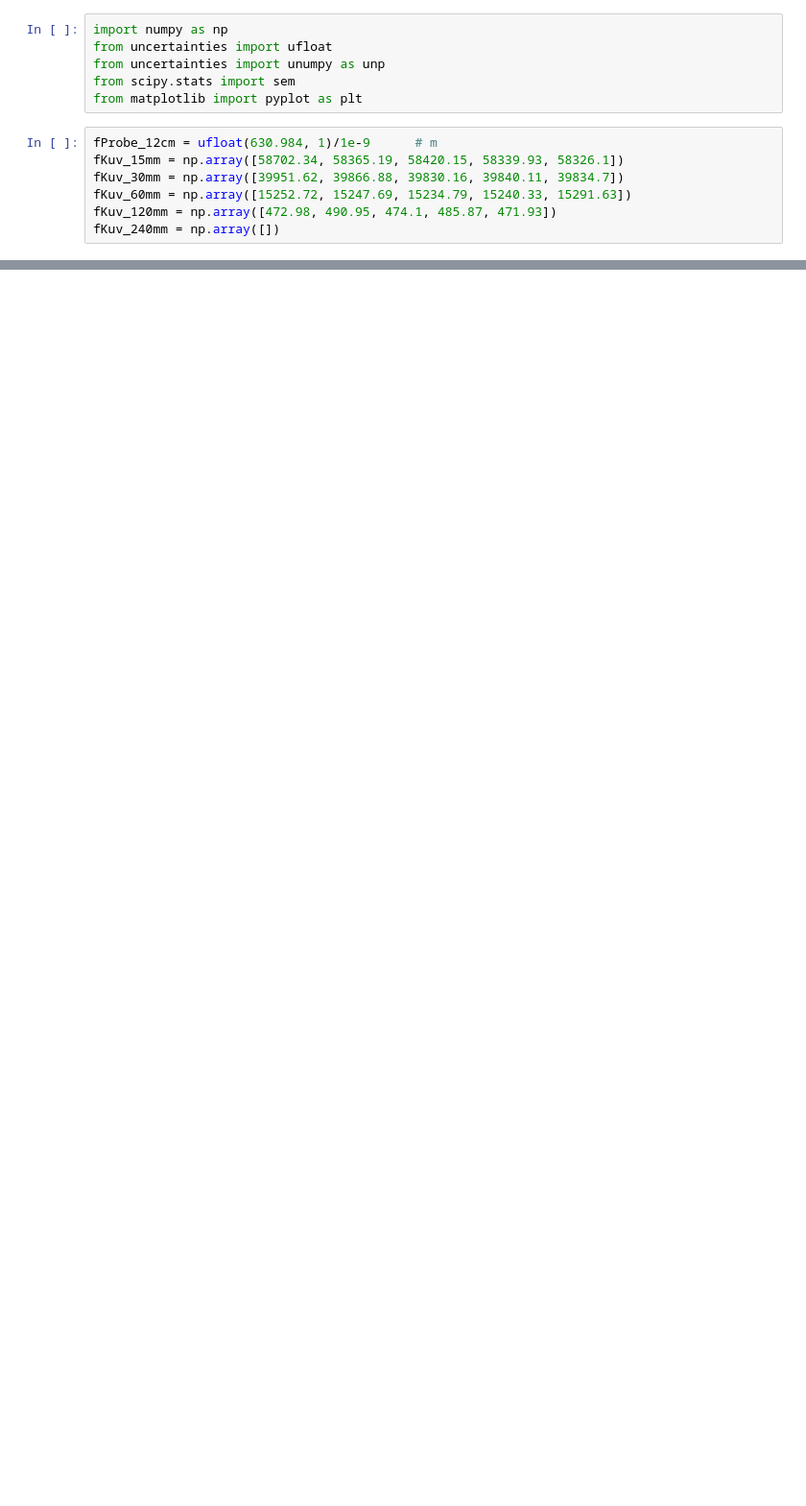
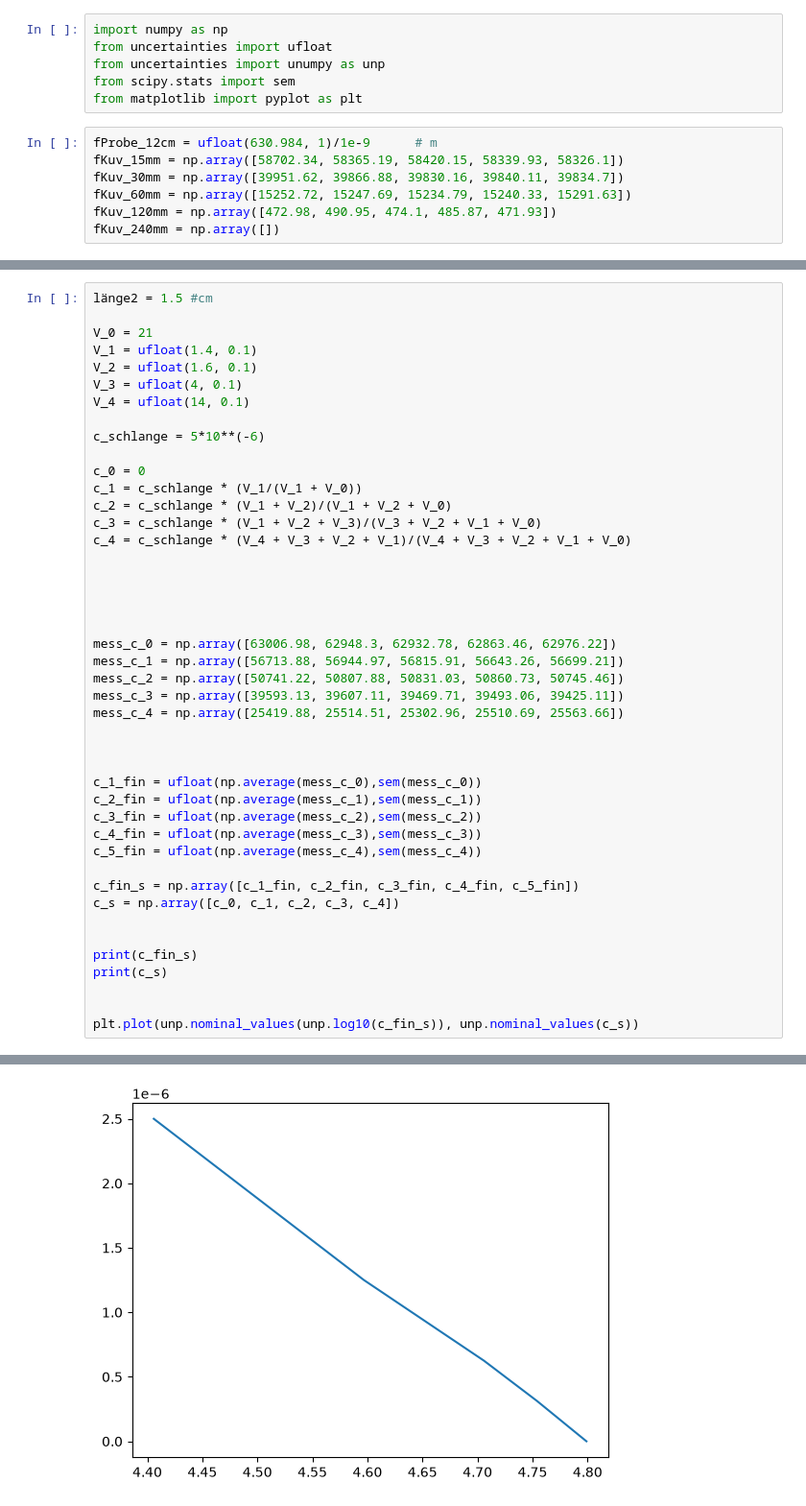
Before and after one commit to Bergschaf/PAP1, a Jupyter notebook: V34/Auswertung 34.ipynb, the cells around one changed output, grey strips where cells are left out. Shown at 96% size. Drawn from its saved outputs; the diff is of its cells as text; blank space fills up the shorter version.

```diff
--- a/V34/Auswertung 34.ipynb
+++ b/V34/Auswertung 34.ipynb
@@ -44,0 +48,45 @@ print()
+# %%
+länge2 = 1.5 #cm
+
+V_0 = 21
+V_1 = ufloat(1.4, 0.1)
+V_2 = ufloat(1.6, 0.1)
+V_3 = ufloat(4, 0.1)
+V_4 = ufloat(14, 0.1)
+
+c_schlange = 5*10**(-6)
+
+c_0 = 0
+c_1 = c_schlange * (V_1/(V_1 + V_0))
+c_2 = c_schlange * (V_1 + V_2)/(V_1 + V_2 + V_0)
+c_3 = c_schlange * (V_1 + V_2 + V_3)/(V_3 + V_2 + V_1 + V_0)
+c_4 = c_schlange * (V_4 + V_3 + V_2 + V_1)/(V_4 + V_3 + V_2 + V_1 + V_0)
+
+
+
+
+
+mess_c_0 = np.array([63006.98, 62948.3, 62932.78, 62863.46, 62976.22])
+mess_c_1 = np.array([56713.88, 56944.97, 56815.91, 56643.26, 56699.21])
+mess_c_2 = np.array([50741.22, 50807.88, 50831.03, 50860.73, 50745.46])
+mess_c_3 = np.array([39593.13, 39607.11, 39469.71, 39493.06, 39425.11])
+mess_c_4 = np.array([25419.88, 25514.51, 25302.96, 25510.69, 25563.66])
+
+
+
+c_1_fin = ufloat(np.average(mess_c_0),sem(mess_c_0))
+c_2_fin = ufloat(np.average(mess_c_1),sem(mess_c_1))
+c_3_fin = ufloat(np.average(mess_c_2),sem(mess_c_2))
+c_4_fin = ufloat(np.average(mess_c_3),sem(mess_c_3))
+c_5_fin = ufloat(np.average(mess_c_4),sem(mess_c_4))
+
+c_fin_s = np.array([c_1_fin, c_2_fin, c_3_fin, c_4_fin, c_5_fin])
+c_s = np.array([c_0, c_1, c_2, c_3, c_4])
+
+
+print(c_fin_s)
+print(c_s)
+
+
+plt.plot(unp.nominal_values(unp.log10(c_fin_s)), unp.nominal_values(c_s))
+# %% [output]
@@ -44,0 +102 @@ print()
+[figure, added]
```
Also changed, not shown: parts of 4 cells of this notebook.
